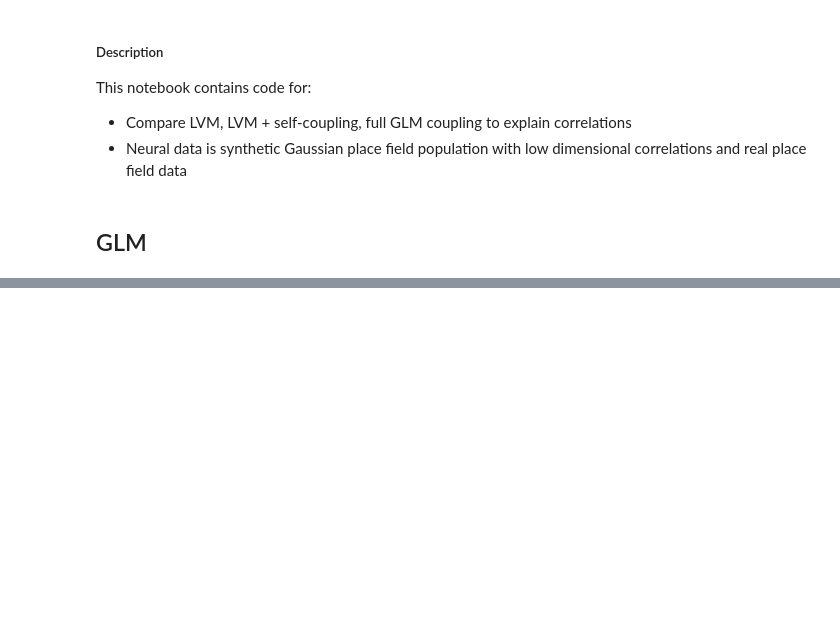
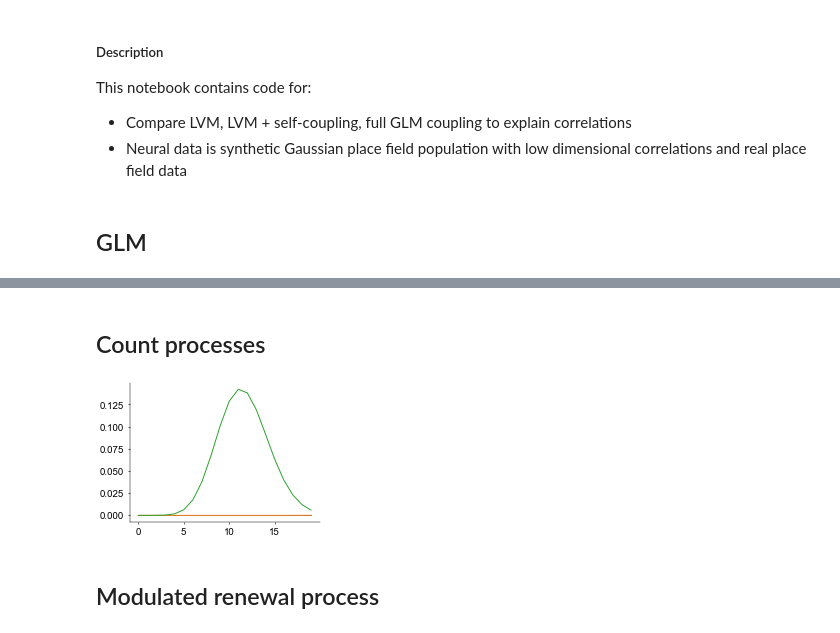
Before and after one commit to davindicode/nonparametric-nonrenewal-process, a Jupyter notebook: notebooks/baselines.ipynb, the cells around one changed output, grey strips where cells are left out. Saved outputs shown, nothing was run; the diff lists cells and outputs as text; code cells hidden in the pictures; blank space fills up the shorter version.

```diff
--- a/notebooks/baselines.ipynb
+++ b/notebooks/baselines.ipynb
@@ -107,0 +171,2 @@ out.shape
+# %% [markdown]
+## Count processes
@@ -107,0 +206,42 @@ out.shape
+# %%
+count_type = 'cmp'
+
+if count_type == 'p':
+    count = lib.likelihoods.factorized.Poisson(
+        neurons,
+        tbin,
+    )
+
+elif count_type == 'zip':
+    alpha = np.linspace(0.0, 0.95, neurons)
+    count = lib.likelihoods.factorized.ZeroInflatedPoisson(
+        neurons,
+        tbin,
+        alpha,
+    )
+
+elif count_type == 'nb':
+    r_inv = np.linspace(0.0, 1.5, neurons)
+    count = lib.likelihoods.factorized.NegativeBinomial(
+        neurons,
+        tbin,
+        r_inv,
+    )
+
+elif count_type == 'cmp':
+    nu = np.linspace(0.5, 1.5, neurons)
+    count = lib.likelihoods.factorized.ConwayMaxwellPoisson(
+        neurons,
+        tbin,
+        nu,
+    )
+# %%
+y = jnp.arange(0, 20)[:, None].repeat(neurons, axis=1)
+f = jnp.linspace(6, 6, neurons)
+
+log_p_y = jax.vmap(count.log_likelihood, (None, 0), 0)(f, y)
+# %%
+plt.plot(np.exp(log_p_y))
+plt.show()
+# %% [output]
+[figure, added]
@@ -107,0 +264,2 @@ out.shape
+# %% [markdown]
+## Modulated renewal process
```
Also changed, not shown: parts of 34 cells of this notebook, 17 other files.
